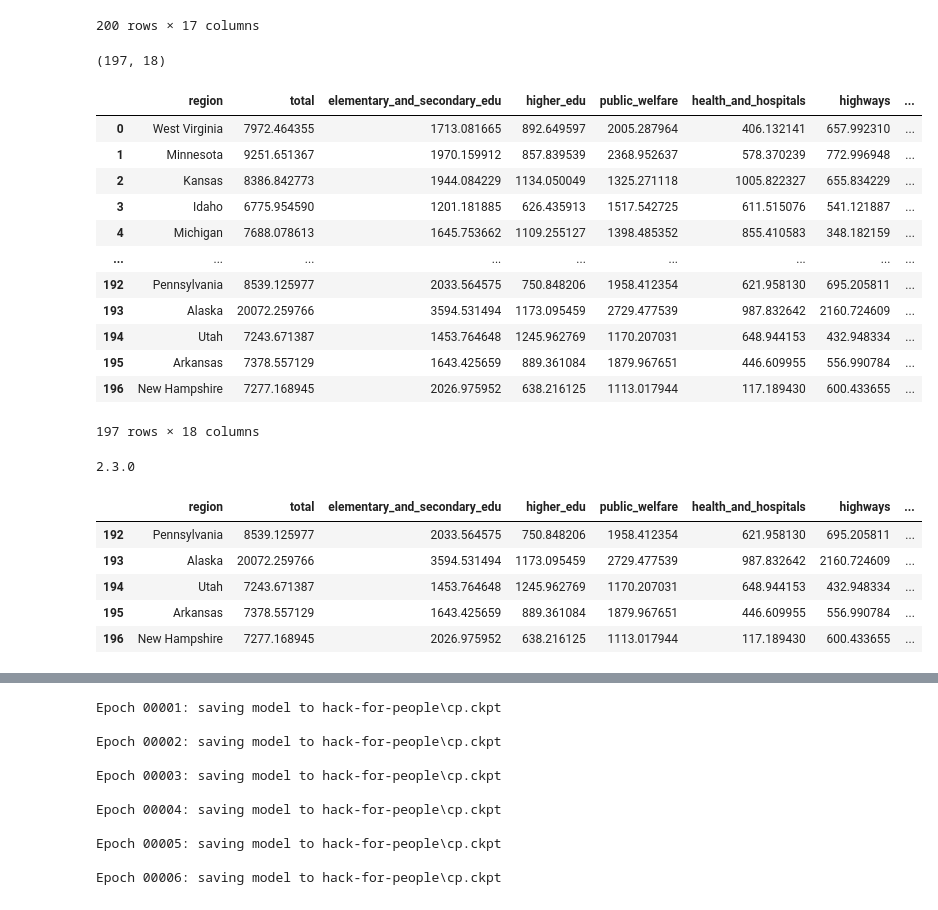
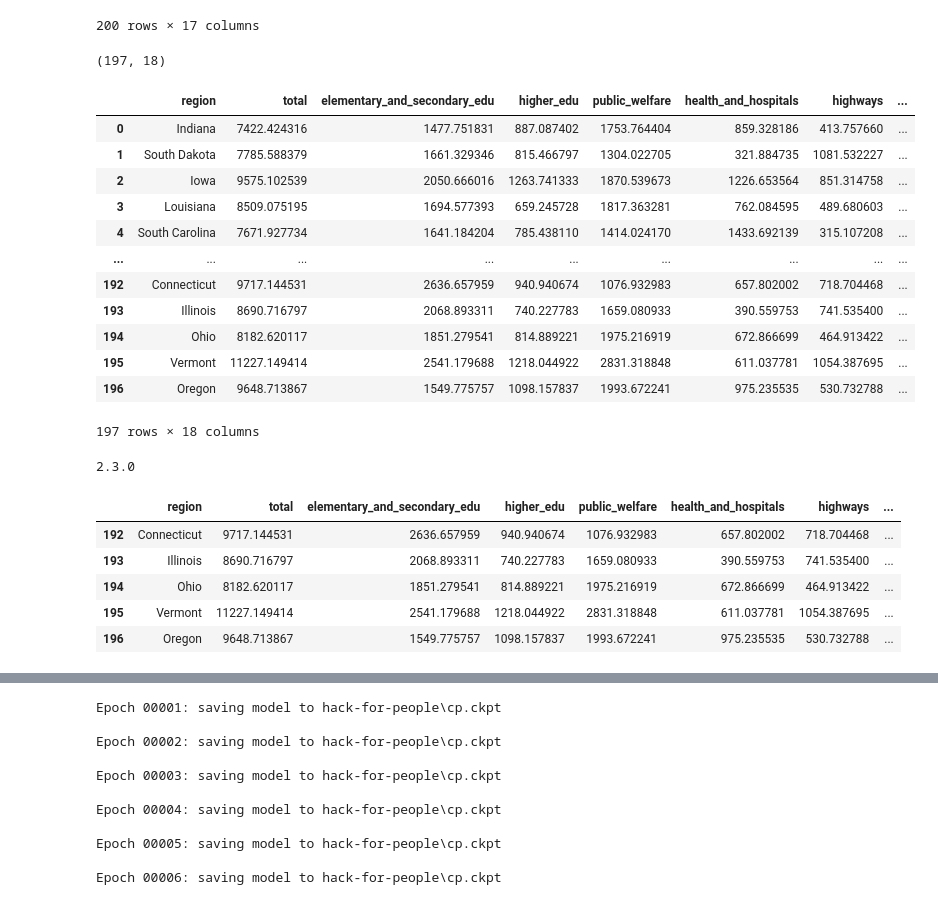
Before and after one commit to lhao03/data-visualization-of-usa-spending, a Jupyter notebook: incarceration_model.ipynb, the cells around one changed output, grey strips where cells are left out. Drawn from its saved outputs; the diff is of its cells as text; code cells hidden in the pictures.

```diff
--- a/incarceration_model.ipynb
+++ b/incarceration_model.ipynb
@@ -158,24 +158,25 @@ race_spending
 # %%
 # join with the incarceratin data
 final_df = pd.merge(race_spending,incarceration_usa, left_on=['region','year'], right_on=['region','year'])
 final_df.drop_duplicates(inplace=True)
 final_df = final_df.sample(frac=1).reset_index(drop=True)
+final_df = final_df.sample(frac=1).reset_index(drop=True)
 print(final_df.shape)
 final_df
 # %% [output]
 (197, 18)
 |  | region | total | elementary_and_secondary_edu | higher_edu | public_welfare | health_and_hospitals | highways | ... |
-| 0 | West Virginia | 7972.464355 | 1713.081665 | 892.649597 | 2005.287964 | 406.132141 | 657.992310 | ... |
-| 1 | Minnesota | 9251.651367 | 1970.159912 | 857.839539 | 2368.952637 | 578.370239 | 772.996948 | ... |
-| 2 | Kansas | 8386.842773 | 1944.084229 | 1134.050049 | 1325.271118 | 1005.822327 | 655.834229 | ... |
-| 3 | Idaho | 6775.954590 | 1201.181885 | 626.435913 | 1517.542725 | 611.515076 | 541.121887 | ... |
-| 4 | Michigan | 7688.078613 | 1645.753662 | 1109.255127 | 1398.485352 | 855.410583 | 348.182159 | ... |
+| 0 | Indiana | 7422.424316 | 1477.751831 | 887.087402 | 1753.764404 | 859.328186 | 413.757660 | ... |
+| 1 | South Dakota | 7785.588379 | 1661.329346 | 815.466797 | 1304.022705 | 321.884735 | 1081.532227 | ... |
+| 2 | Iowa | 9575.102539 | 2050.666016 | 1263.741333 | 1870.539673 | 1226.653564 | 851.314758 | ... |
+| 3 | Louisiana | 8509.075195 | 1694.577393 | 659.245728 | 1817.363281 | 762.084595 | 489.680603 | ... |
+| 4 | South Carolina | 7671.927734 | 1641.184204 | 785.438110 | 1414.024170 | 1433.692139 | 315.107208 | ... |
 | ... | ... | ... | ... | ... | ... | ... | ... | ... |
-| 192 | Pennsylvania | 8539.125977 | 2033.564575 | 750.848206 | 1958.412354 | 621.958130 | 695.205811 | ... |
-| 193 | Alaska | 20072.259766 | 3594.531494 | 1173.095459 | 2729.477539 | 987.832642 | 2160.724609 | ... |
-| 194 | Utah | 7243.671387 | 1453.764648 | 1245.962769 | 1170.207031 | 648.944153 | 432.948334 | ... |
-| 195 | Arkansas | 7378.557129 | 1643.425659 | 889.361084 | 1879.967651 | 446.609955 | 556.990784 | ... |
-| 196 | New Hampshire | 7277.168945 | 2026.975952 | 638.216125 | 1113.017944 | 117.189430 | 600.433655 | ... |
+| 192 | Connecticut | 9717.144531 | 2636.657959 | 940.940674 | 1076.932983 | 657.802002 | 718.704468 | ... |
+| 193 | Illinois | 8690.716797 | 2068.893311 | 740.227783 | 1659.080933 | 390.559753 | 741.535400 | ... |
+| 194 | Ohio | 8182.620117 | 1851.279541 | 814.889221 | 1975.216919 | 672.866699 | 464.913422 | ... |
+| 195 | Vermont | 11227.149414 | 2541.179688 | 1218.044922 | 2831.318848 | 611.037781 | 1054.387695 | ... |
+| 196 | Oregon | 9648.713867 | 1549.775757 | 1098.157837 | 1993.672241 | 975.235535 | 530.732788 | ... |
 197 rows × 18 columns
 # %%
 # start model
@@ -195,11 +196,11 @@ print(tf.__version__)
 final_df.tail()
 # %% [output]
 |  | region | total | elementary_and_secondary_edu | higher_edu | public_welfare | health_and_hospitals | highways | ... |
-| 192 | Pennsylvania | 8539.125977 | 2033.564575 | 750.848206 | 1958.412354 | 621.958130 | 695.205811 | ... |
-| 193 | Alaska | 20072.259766 | 3594.531494 | 1173.095459 | 2729.477539 | 987.832642 | 2160.724609 | ... |
-| 194 | Utah | 7243.671387 | 1453.764648 | 1245.962769 | 1170.207031 | 648.944153 | 432.948334 | ... |
-| 195 | Arkansas | 7378.557129 | 1643.425659 | 889.361084 | 1879.967651 | 446.609955 | 556.990784 | ... |
-| 196 | New Hampshire | 7277.168945 | 2026.975952 | 638.216125 | 1113.017944 | 117.189430 | 600.433655 | ... |
+| 192 | Connecticut | 9717.144531 | 2636.657959 | 940.940674 | 1076.932983 | 657.802002 | 718.704468 | ... |
+| 193 | Illinois | 8690.716797 | 2068.893311 | 740.227783 | 1659.080933 | 390.559753 | 741.535400 | ... |
+| 194 | Ohio | 8182.620117 | 1851.279541 | 814.889221 | 1975.216919 | 672.866699 | 464.913422 | ... |
+| 195 | Vermont | 11227.149414 | 2541.179688 | 1218.044922 | 2831.318848 | 611.037781 | 1054.387695 | ... |
+| 196 | Oregon | 9648.713867 | 1549.775757 | 1098.157837 | 1993.672241 | 975.235535 | 530.732788 | ... |
 # %%
 final_df.isna().sum()
 # %% [output]
```
Also changed, not shown: parts of 20 cells of this notebook, 6 other files.
